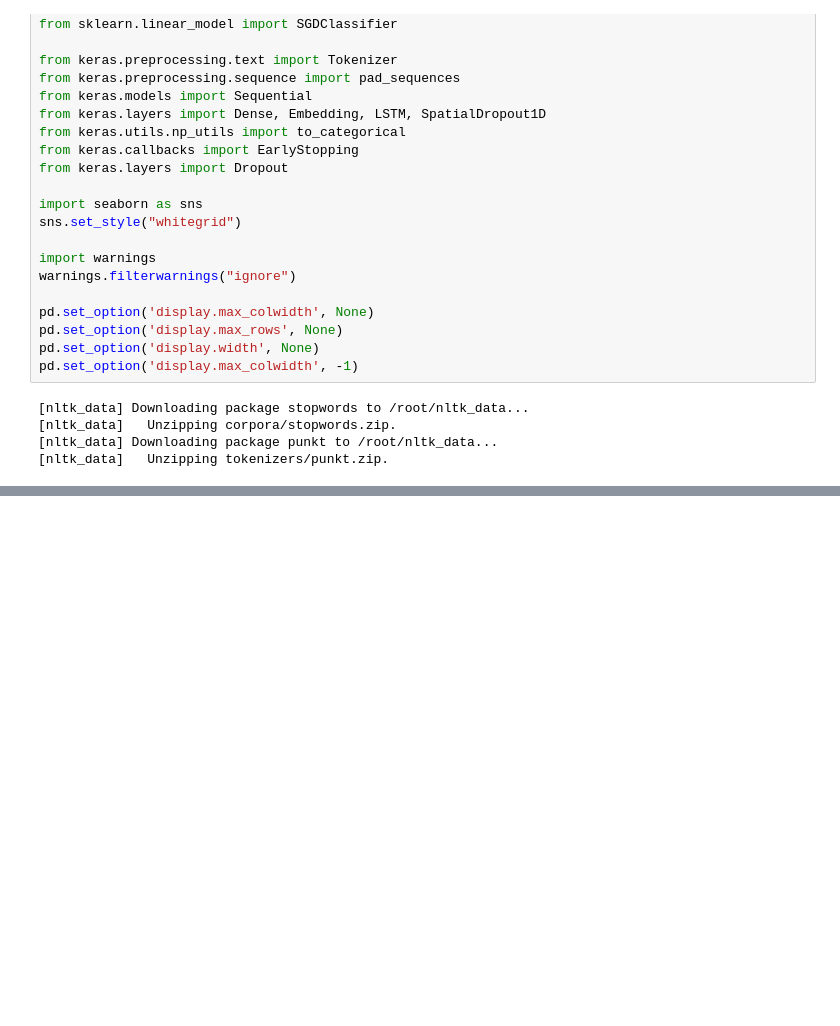
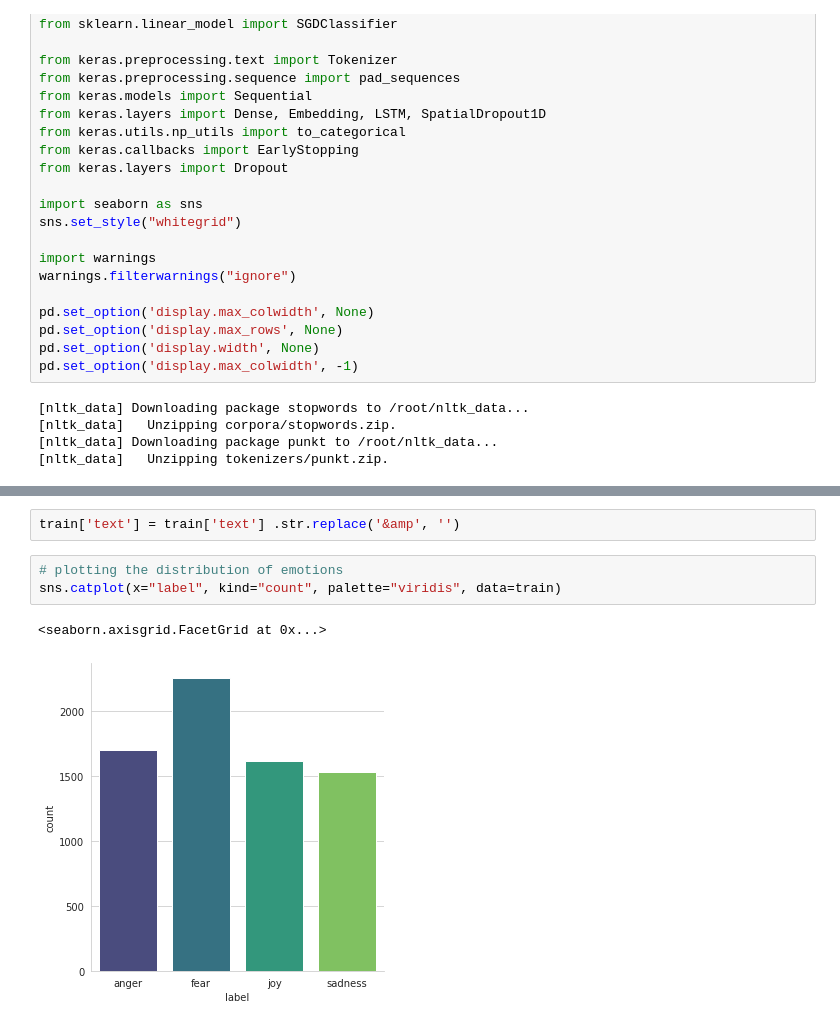
Before and after one commit to Sreelekshmi688582/Sreelekshmi, a Jupyter notebook: Emotion.ipynb, the cells around one changed output, grey strips where cells are left out. Drawn from its saved outputs; the diff is of its cells as text; blank space fills up the shorter version.

```diff
--- a/Emotion.ipynb
+++ b/Emotion.ipynb
@@ -57,0 +81,8 @@ train.head()
+# %%
+train['text'] = train['text'] .str.replace('&amp', '')
+# %%
+# plotting the distribution of emotions
+sns.catplot(x="label", kind="count", palette="viridis", data=train)
+# %% [output]
+<seaborn.axisgrid.FacetGrid at 0x...>
+[figure, added]
```
Also changed, not shown: parts of 31 cells of this notebook.
